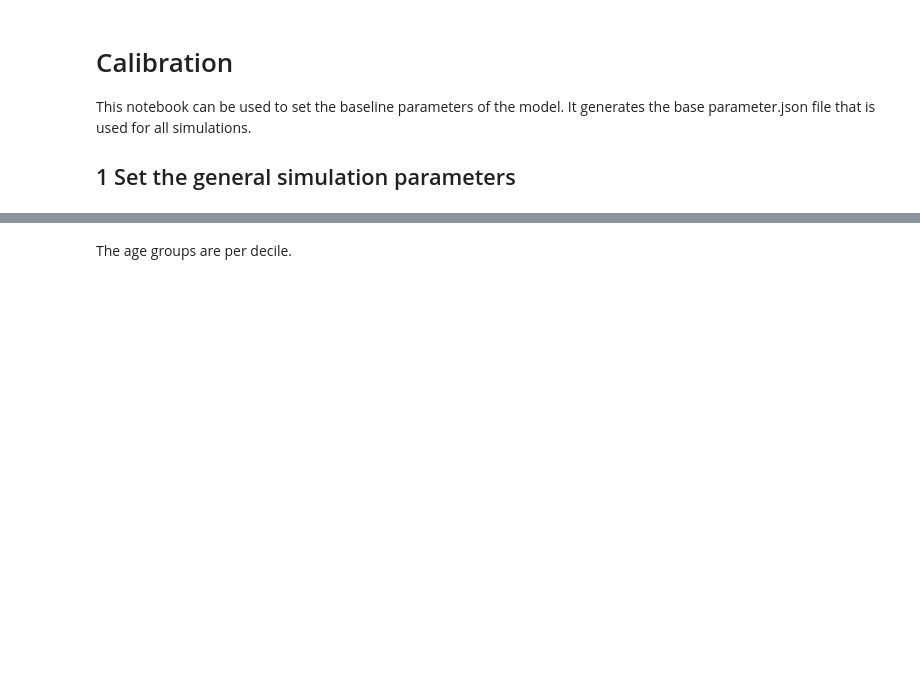
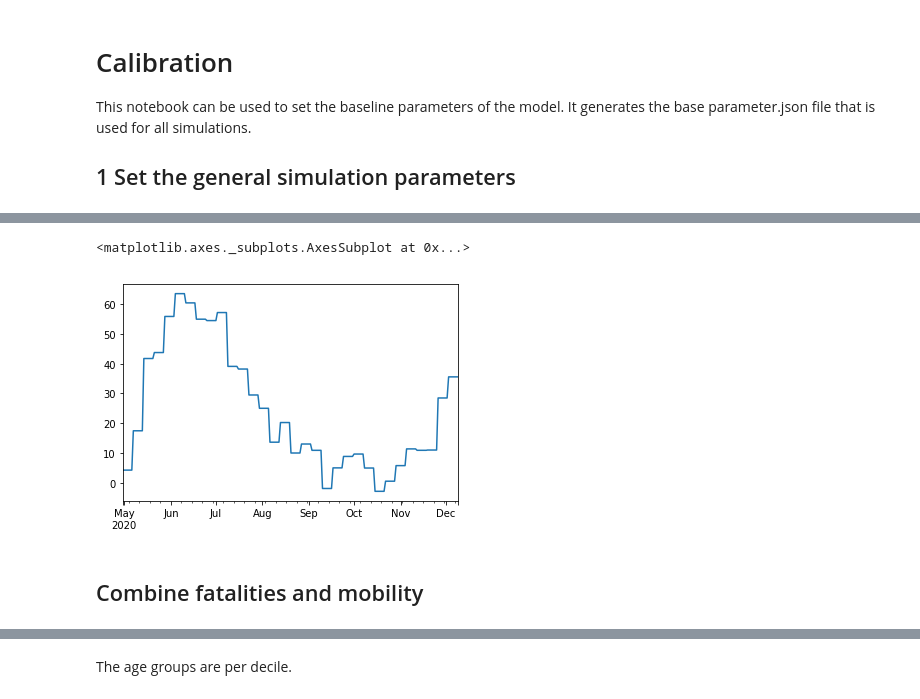
Before and after one commit to blackrhinoabm/501-V2-CT, a Jupyter notebook: calibration.ipynb, the cells around one changed output, grey strips where cells are left out. Cells and saved outputs as stored; diff of their text form; code cells hidden in the pictures; blank space fills up the shorter version.

```diff
--- a/calibration.ipynb
+++ b/calibration.ipynb
@@ -88,0 +48,17 @@ initial_agents
+# %%
+daily_fatalities = []
+days = []
+for i, x in enumerate(cpt_weekly_excess_fatalities):
+    for y in range(7):
+        daily_fatalities.append(x / 7)
+        days.append(cpt_weekly_excess_fatalities.index[i] - timedelta(days=7 - (y+1)))
+# %%
+excess_fatalities = pd.Series(daily_fatalities)
+excess_fatalities.index = days
+# %%
+excess_fatalities.plot()
+# %% [output]
+<matplotlib.axes._subplots.AxesSubplot at 0x...>
+[figure, added]
+# %% [markdown]
+## Combine fatalities and mobility
```
Also changed, not shown: parts of 57 cells of this notebook, 19 other files.
